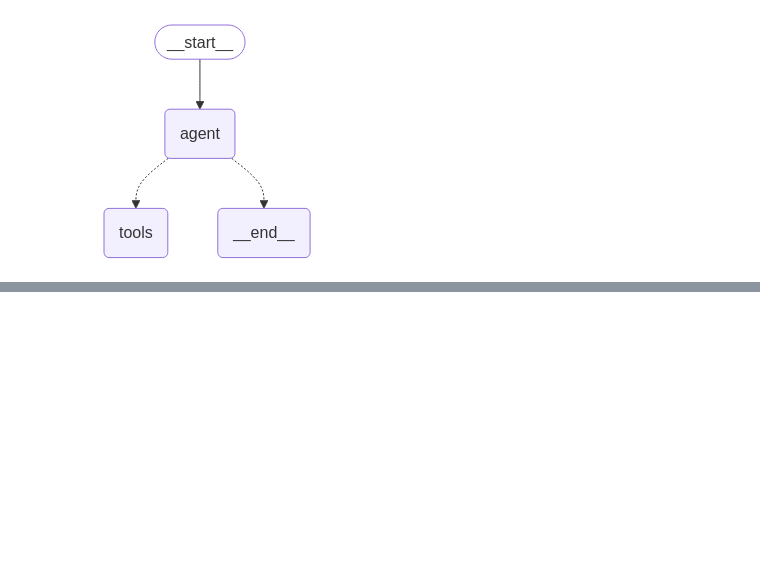
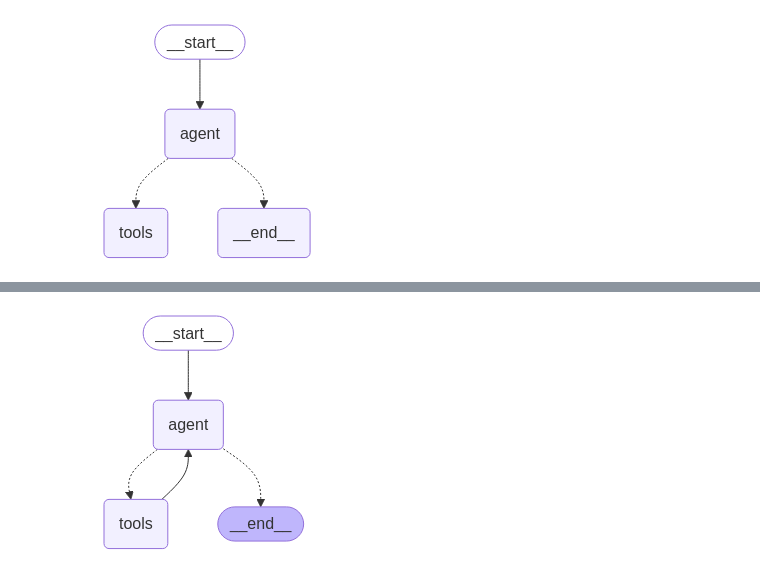
Before and after one commit to ProboticsX/Machine-Learning, a Jupyter notebook: ML Projects/Sunny_Savita_Youtube/Langchain/Lecture50-OneShot/Langgraph/09-laggraph-chatbot.ipynb, the cells around one changed output, grey strips where cells are left out. Saved outputs shown, nothing was run; the diff lists cells and outputs as text; code cells hidden in the pictures; blank space fills up the shorter version.

Commit message:
add Workflow 3: Graph with Agent & Custom Tool in a Loop

```diff
--- a/ML Projects/Sunny_Savita_Youtube/Langchain/Lecture50-OneShot/Langgraph/09-laggraph-chatbot.ipynb
+++ b/ML Projects/Sunny_Savita_Youtube/Langchain/Lecture50-OneShot/Langgraph/09-laggraph-chatbot.ipynb
@@ -142,0 +152,38 @@ app.invoke({"messages": ["what is the weather in sf"]})
+# %%
+tools = [search]
+tool_node = ToolNode(tools)
+llm_with_tool=llm.bind_tools(tools) #Need to bind LLM with the tool so that it can take decision whether to utilize the tool or not
+# %%
+def call_model(state: MessagesState):
+    print("-----")
+    print(state)
+    print("-----")
+    messages = state['messages']
+    response = llm_with_tool.invoke(messages) #Use llm_with_tool instead of llm
+    return {"messages": [response]}
+# %%
+def router(state: MessagesState) -> Literal["tools", END]:
+    messages = state['messages']
+    last_message = messages[-1]
+    if last_message.tool_calls:
+        return "tools"
+    return END
+# %%
+workflow = StateGraph(MessagesState)
+workflow.add_node("agent", call_model)
+workflow.add_node("tools", tool_node)
+workflow.add_edge(START, "agent")
+workflow.add_edge("tools", "agent")
+workflow.add_conditional_edges(
+    "agent",
+    router,
+    {
+        "tools": "tools",
+        END: END,
+    }
+)
+app = workflow.compile()
+# %%
+displayGraph(app)
+# %% [output]
+[figure, added]
```
Also changed, not shown: parts of 12 cells of this notebook.
